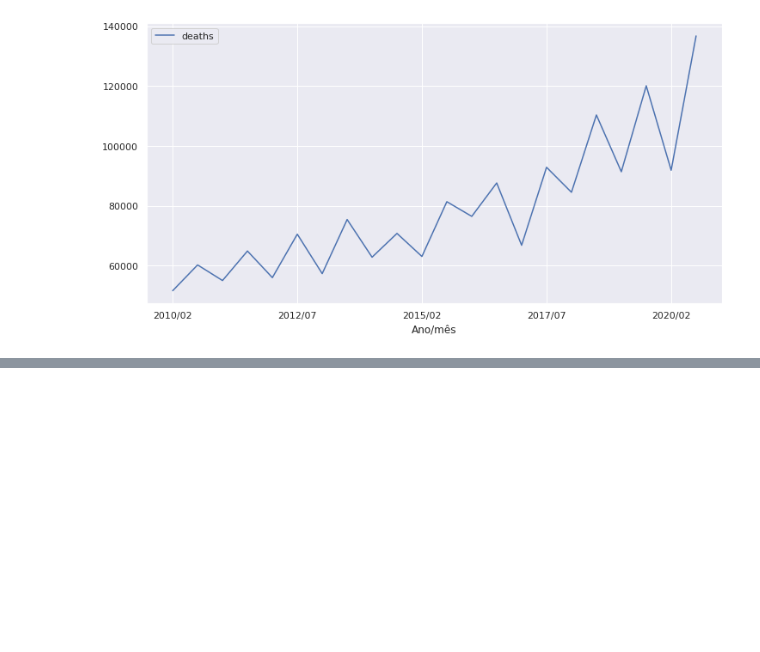
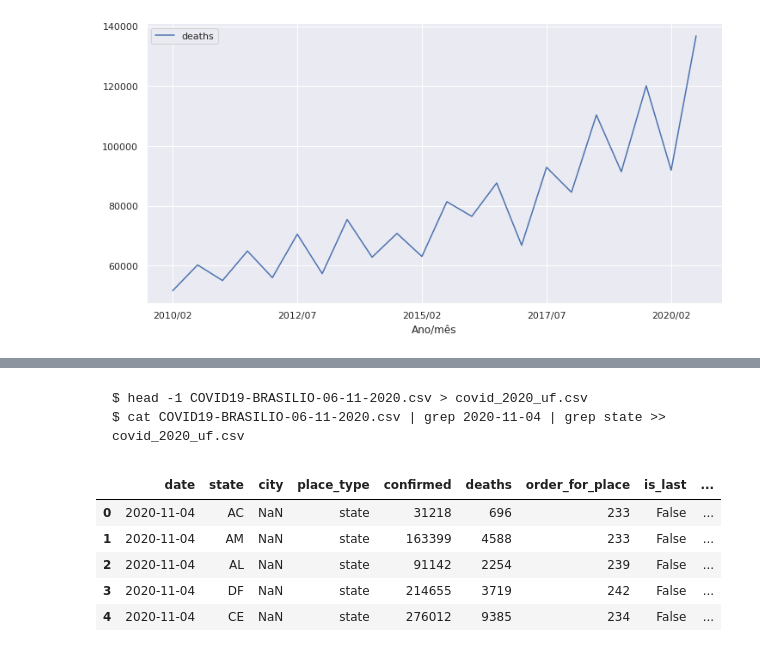
Before and after one commit to avellar1975/DataScience, a Jupyter notebook: jupyter_notebooks/Evandro_Ferreira_de_Avellar.ipynb, the cells around one changed output, grey strips where cells are left out. Drawn from its saved outputs; the diff is of its cells as text; code cells hidden in the pictures; blank space fills up the shorter version.

````diff
--- a/jupyter_notebooks/Evandro_Ferreira_de_Avellar.ipynb
+++ b/jupyter_notebooks/Evandro_Ferreira_de_Avellar.ipynb
@@ -217,0 +217,17 @@ obitos_agrupados_julho.plot(figsize=(12,6))
+# %% [markdown]
+
+
+```
+$ head -1 COVID19-BRASILIO-06-11-2020.csv > covid_2020_uf.csv
+$ cat COVID19-BRASILIO-06-11-2020.csv | grep 2020-11-04 | grep state >> covid_2020_uf.csv
+```
+# %%
+dados_covid = pd.read_csv('https://raw.githubusercontent.com/avellar1975/DataScience/main/dados/covid_2020_uf.csv')
+dados_covid.head()
+# %% [output]
+|  | date | state | city | place_type | confirmed | deaths | order_for_place | is_last | ... |
+| 0 | 2020-11-04 | AC | NaN | state | 31218 | 696 | 233 | False | ... |
+| 1 | 2020-11-04 | AM | NaN | state | 163399 | 4588 | 233 | False | ... |
+| 2 | 2020-11-04 | AL | NaN | state | 91142 | 2254 | 239 | False | ... |
+| 3 | 2020-11-04 | DF | NaN | state | 214655 | 3719 | 242 | False | ... |
+| 4 | 2020-11-04 | CE | NaN | state | 276012 | 9385 | 234 | False | ... |
````
Also changed, not shown: parts of 22 cells of this notebook.
